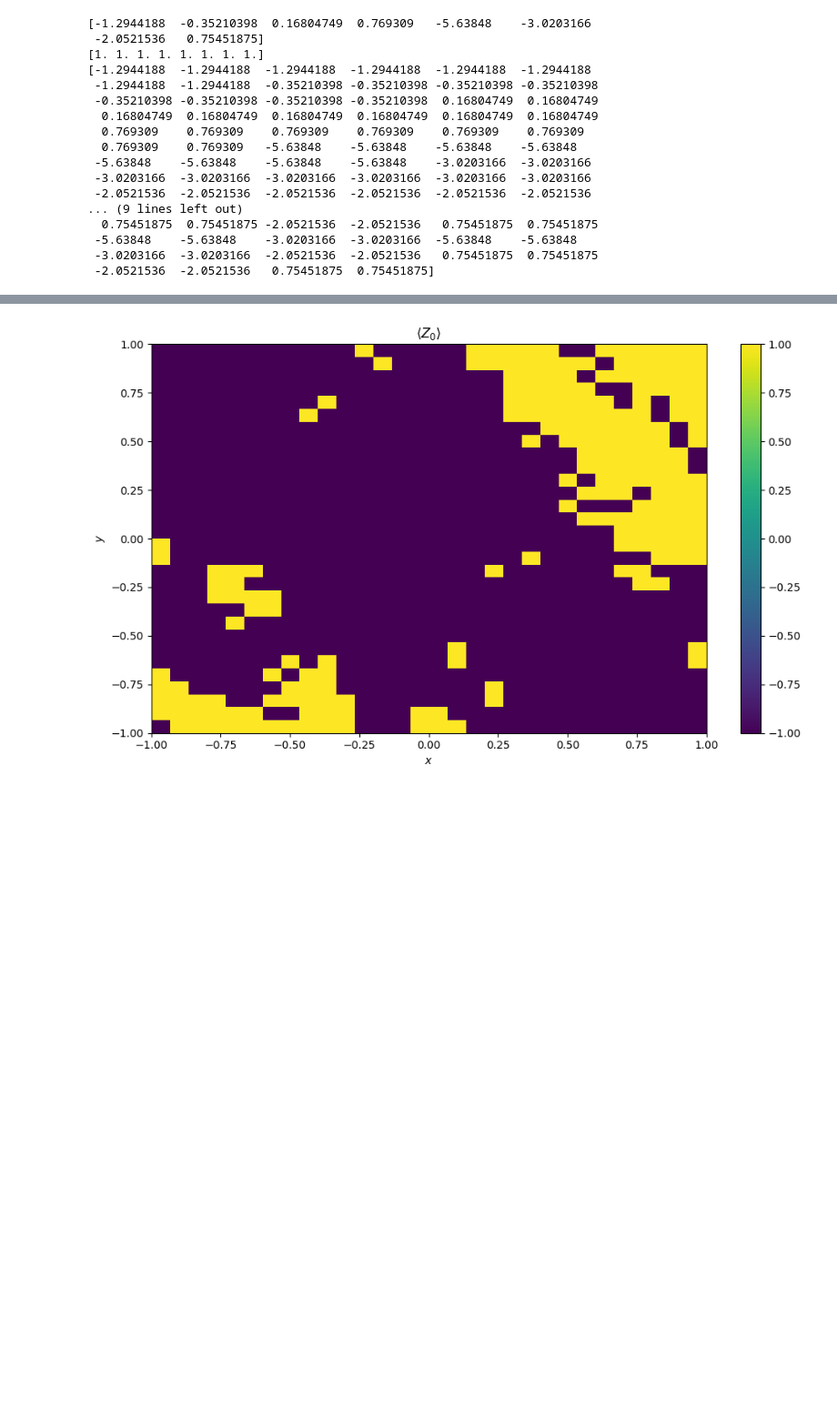
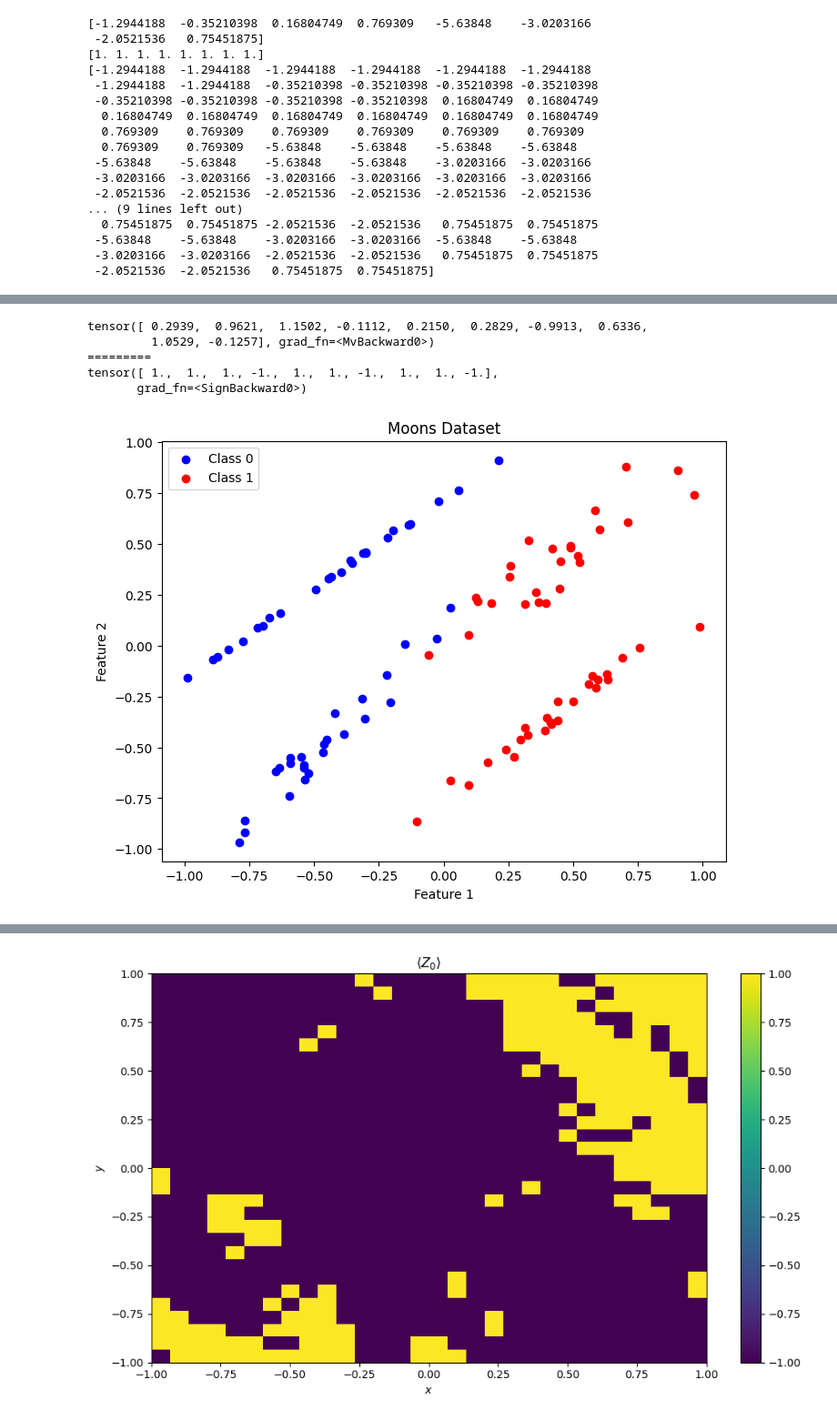
Before and after one commit to MazenAli/QuLearn, a Jupyter notebook: scratch/scratch5.ipynb, the cells around one changed output, grey strips where cells are left out. Shown at 91% size. Cells and saved outputs as stored; diff of their text form; code cells hidden in the pictures; blank space fills up the shorter version.

Commit message:
example: add classification qkernel example

```diff
--- a/scratch/scratch5.ipynb
+++ b/scratch/scratch5.ipynb
@@ -394,3 +394,48 @@ print(drawer(x))
   ├<𝓗>
   ├<𝓗>
   ╰<𝓗>
+# %%
+from qulearn.qkernel import QKernel
+import torch
+
+embed_pptn = Linear2DBasisQFE(wires=2*num_qubits, basis=hat_basis, sqrt=True, normalize=False, zorder=True)
+embed_angle = ParallelIQPEncoding(wires=2*num_qubits, num_features=2, n_repeat=1, base=base, omega=omega)
+
+ntrain = 10
+num_features = 2
+X_train = 1.98*torch.rand((ntrain, num_features)) - 0.99
+kernel_model = QKernel(embed_angle, X_train)
+kernel_classifier = SignModelWrapper(kernel_model)
+
+scores = kernel_model(X_train)
+labels = kernel_classifier(X_train)
+
+print(scores)
+print("=========")
+print(labels)
+# %% [output]
+tensor([ 0.2939,  0.9621,  1.1502, -0.1112,  0.2150,  0.2829, -0.9913,  0.6336,
+         1.0529, -0.1257], grad_fn=<MvBackward0>)
+=========
+tensor([ 1.,  1.,  1., -1.,  1.,  1., -1.,  1.,  1., -1.],
+       grad_fn=<SignBackward0>)
+# %%
+from sklearn.datasets import make_moons, make_classification
+X, y = make_moons(n_samples=100, noise=0.2, random_state=42)
+X, y = make_classification(n_samples=100, n_features=2, n_informative=2, n_redundant=0, random_state=42)
+
+X_min = X.min()
+X_max = X.max()
+X= 1.98 * (X - X_min) / (X_max - X_min) - 0.99
+
+# Plot the dataset
+plt.figure(figsize=(8, 6))
+plt.scatter(X[y == 0][:, 0], X[y == 0][:, 1], color='blue', label='Class 0')
+plt.scatter(X[y == 1][:, 0], X[y == 1][:, 1], color='red', label='Class 1')
+plt.title("Moons Dataset")
+plt.xlabel("Feature 1")
+plt.ylabel("Feature 2")
+plt.legend()
+plt.show()
+# %% [output]
+[figure, added]
```
Also changed, not shown: parts of 5 cells of this notebook.
